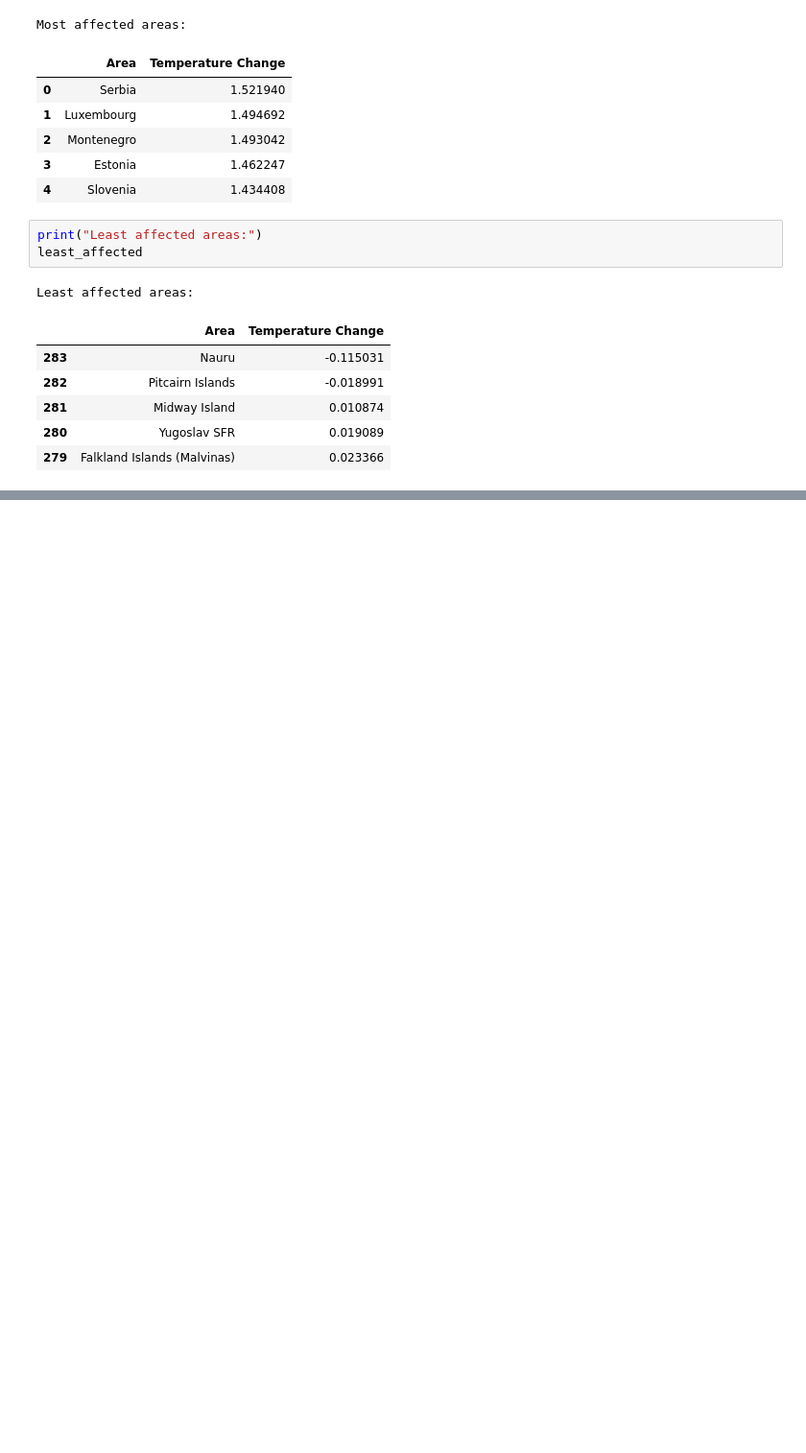
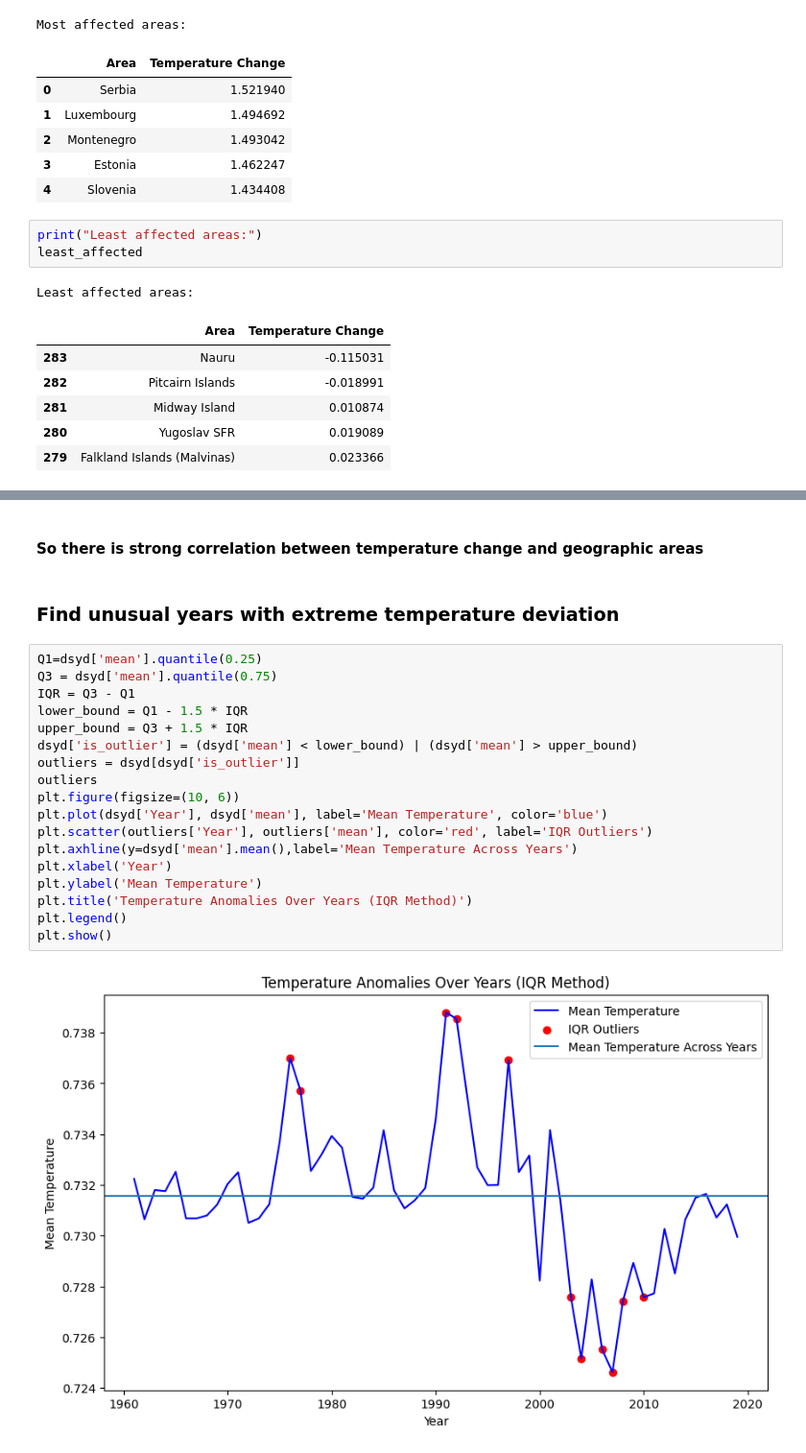
Before and after one commit to stacyshki/TemperatureChangeVisualization, a Jupyter notebook: FINAL PROJECT.ipynb, the cells around one changed output, grey strips where cells are left out. Shown: that part at 96% size. Saved outputs shown, nothing was run; the diff lists cells and outputs as text; blank space fills up the shorter version.

```diff
--- a/FINAL PROJECT.ipynb
+++ b/FINAL PROJECT.ipynb
@@ -327,0 +348,24 @@ Least affected areas:
+# %% [markdown]
+#### So there is strong correlation between temperature change and geographic areas
+# %% [markdown]
+### Find unusual years with extreme temperature deviation
+# %%
+Q1=dsyd['mean'].quantile(0.25)
+Q3 = dsyd['mean'].quantile(0.75)
+IQR = Q3 - Q1
+lower_bound = Q1 - 1.5 * IQR
+upper_bound = Q3 + 1.5 * IQR
+dsyd['is_outlier'] = (dsyd['mean'] < lower_bound) | (dsyd['mean'] > upper_bound)
+outliers = dsyd[dsyd['is_outlier']]
+outliers
+plt.figure(figsize=(10, 6))
+plt.plot(dsyd['Year'], dsyd['mean'], label='Mean Temperature', color='blue')
+plt.scatter(outliers['Year'], outliers['mean'], color='red', label='IQR Outliers')
+plt.axhline(y=dsyd['mean'].mean(),label='Mean Temperature Across Years')
+plt.xlabel('Year')
+plt.ylabel('Mean Temperature')
+plt.title('Temperature Anomalies Over Years (IQR Method)')
+plt.legend()
+plt.show()
+# %% [output]
+[figure, added]
```
Also changed, not shown: parts of 5 cells of this notebook, 1 other file.
